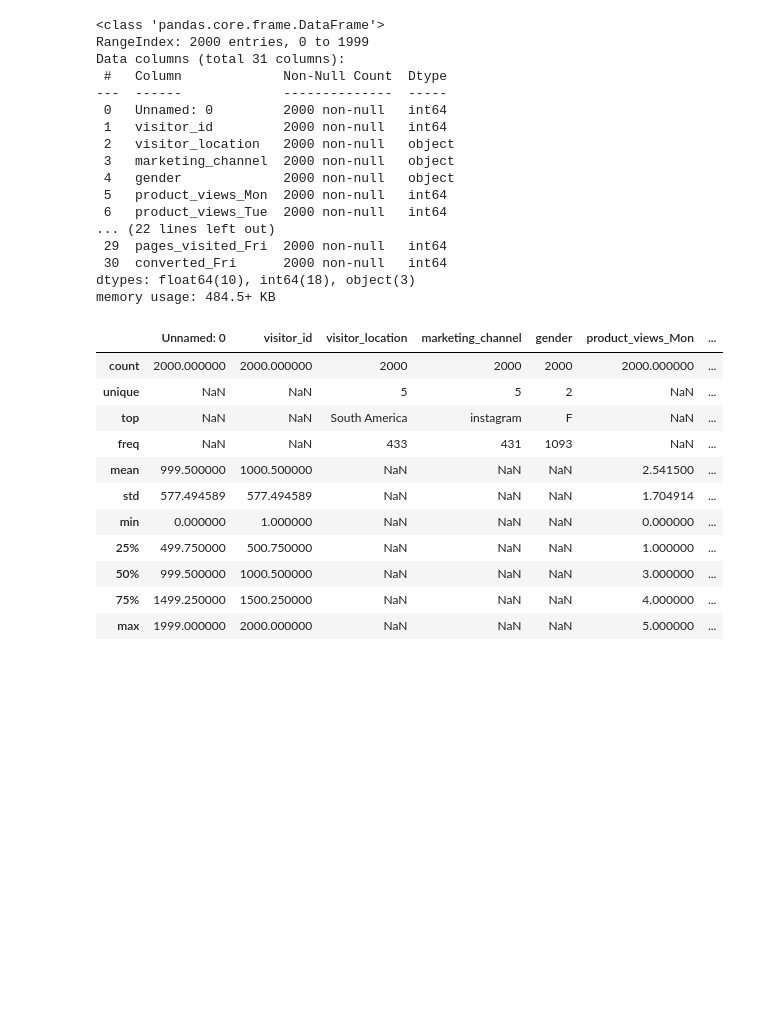
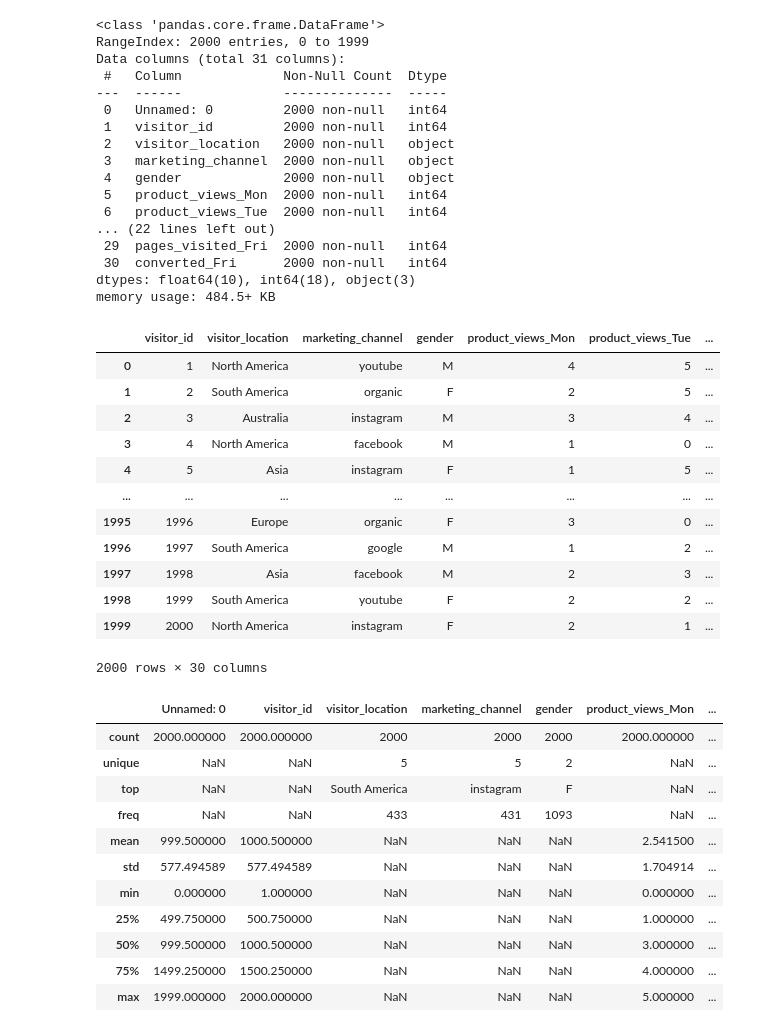
Before and after one commit to grappeefruitt/schulich_data_science, a Jupyter notebook: final_exam.ipynb, the cells around one changed output. Saved outputs shown, nothing was run; the diff lists cells and outputs as text; code cells hidden in the pictures; blank space fills up the shorter version.

```diff
--- a/final_exam.ipynb
+++ b/final_exam.ipynb
@@ -52,6 +68,22 @@ Data columns (total 31 columns):
  30  converted_Fri      2000 non-null   int64
 dtypes: float64(10), int64(18), object(3)
 memory usage: 484.5+ KB
+# %%
+df
+# %% [output]
+|  | visitor_id | visitor_location | marketing_channel | gender | product_views_Mon | product_views_Tue | ... |
+| 0 | 1 | North America | youtube | M | 4 | 5 | ... |
+| 1 | 2 | South America | organic | F | 2 | 5 | ... |
+| 2 | 3 | Australia | instagram | M | 3 | 4 | ... |
+| 3 | 4 | North America | facebook | M | 1 | 0 | ... |
+| 4 | 5 | Asia | instagram | F | 1 | 5 | ... |
+| ... | ... | ... | ... | ... | ... | ... | ... |
+| 1995 | 1996 | Europe | organic | F | 3 | 0 | ... |
+| 1996 | 1997 | South America | google | M | 1 | 2 | ... |
+| 1997 | 1998 | Asia | facebook | M | 2 | 3 | ... |
+| 1998 | 1999 | South America | youtube | F | 2 | 2 | ... |
+| 1999 | 2000 | North America | instagram | F | 2 | 1 | ... |
+2000 rows × 30 columns
 # %%
 df.describe(include='all')
 # %% [output]
```
Also changed, not shown: parts of 80 cells of this notebook.
